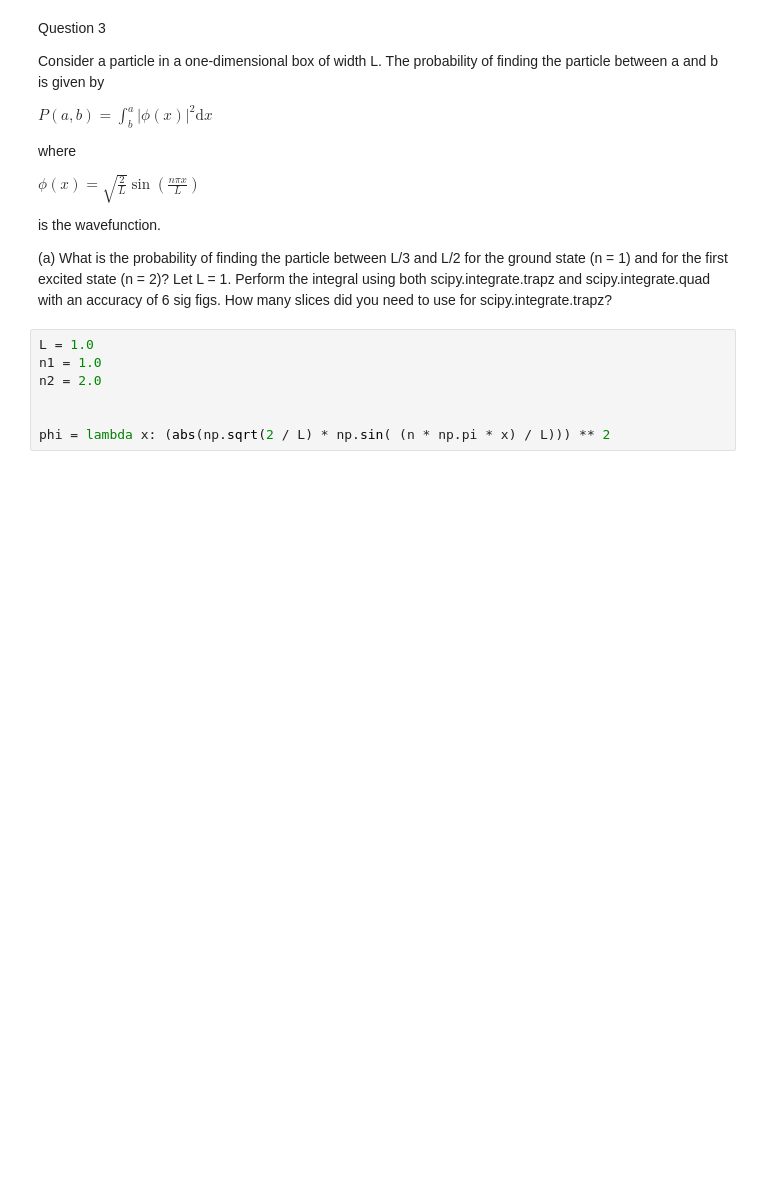
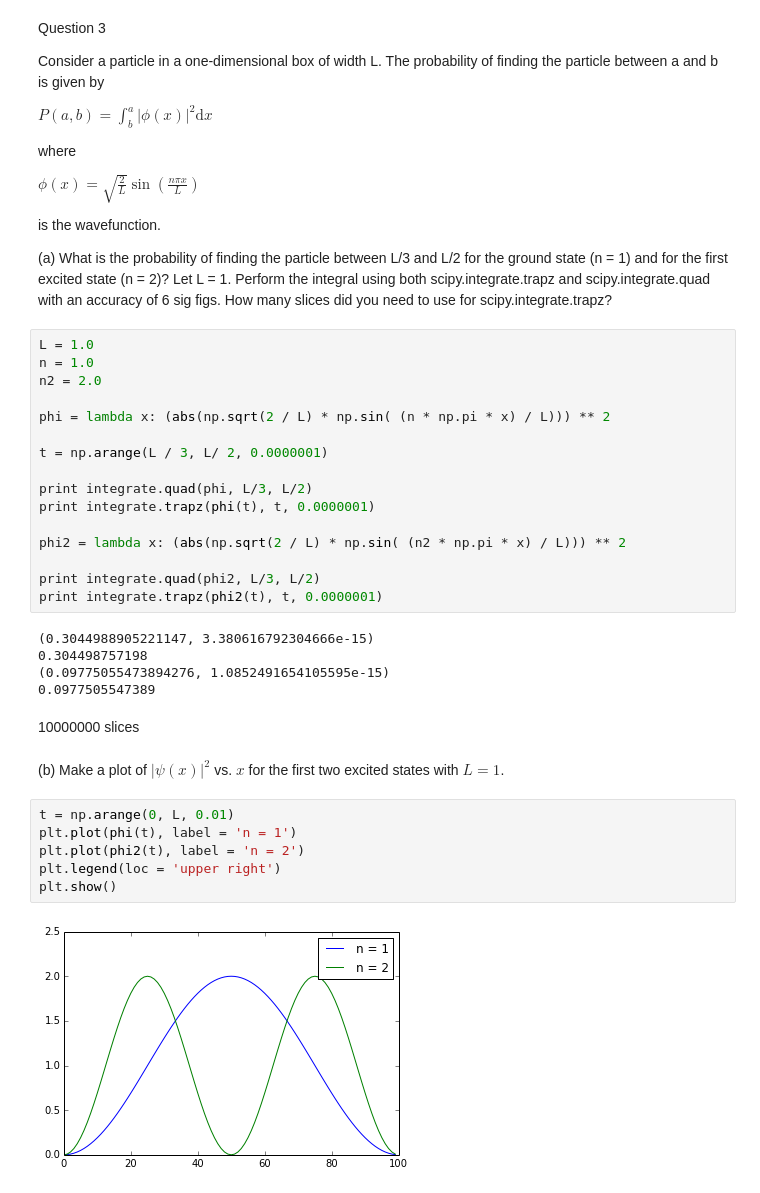
Before and after one commit to abardess/PHYS202-S14, a Jupyter notebook: SciPy/IntegrationExercises.ipynb, the cells around one changed output. Drawn from its saved outputs; the diff is of its cells as text; blank space fills up the shorter version.

```diff
--- a/SciPy/IntegrationExercises.ipynb
+++ b/SciPy/IntegrationExercises.ipynb
@@ -130,10 +130,36 @@ $\phi(x)=\sqrt{\frac{2}L}\sin(\frac{n\pi x}L)$
 is the wavefunction.
 
 (a) What is the probability of finding the particle between L/3 and L/2 for the ground state (n = 1) and for the first excited state (n = 2)? Let L = 1. Perform the integral using both scipy.integrate.trapz and scipy.integrate.quad with an accuracy of 6 sig figs. How many slices did you need to use for scipy.integrate.trapz?
-# %%
-L = 1.0
-n1 = 1.0
-n2 = 2.0
-
-
-phi = lambda x: (abs(np.sqrt(2 / L) * np.sin( (n * np.pi * x) / L))) ** 2
+# %%
+L = 1.0
+n = 1.0
+n2 = 2.0
+
+phi = lambda x: (abs(np.sqrt(2 / L) * np.sin( (n * np.pi * x) / L))) ** 2
+
+t = np.arange(L / 3, L/ 2, 0.0000001)
+
+print integrate.quad(phi, L/3, L/2)
+print integrate.trapz(phi(t), t, 0.0000001)
+
+phi2 = lambda x: (abs(np.sqrt(2 / L) * np.sin( (n2 * np.pi * x) / L))) ** 2
+
+print integrate.quad(phi2, L/3, L/2)
+print integrate.trapz(phi2(t), t, 0.0000001)
+# %% [output]
+(0.3044988905221147, 3.380616792304666e-15)
+0.304498757198
+(0.09775055473894276, 1.0852491654105595e-15)
+0.0977505547389
+# %% [markdown]
+10000000 slices
+# %% [markdown]
+(b) Make a plot of $|ψ(x)|^2$ vs. $x$ for the first two excited states with $L=1$.
+# %%
+t = np.arange(0, L, 0.01)
+plt.plot(phi(t), label = 'n = 1')
+plt.plot(phi2(t), label = 'n = 2')
+plt.legend(loc = 'upper right')
+plt.show()
+# %% [output]
+[figure, added]
```
Also changed, not shown: parts of 2 cells of this notebook.
